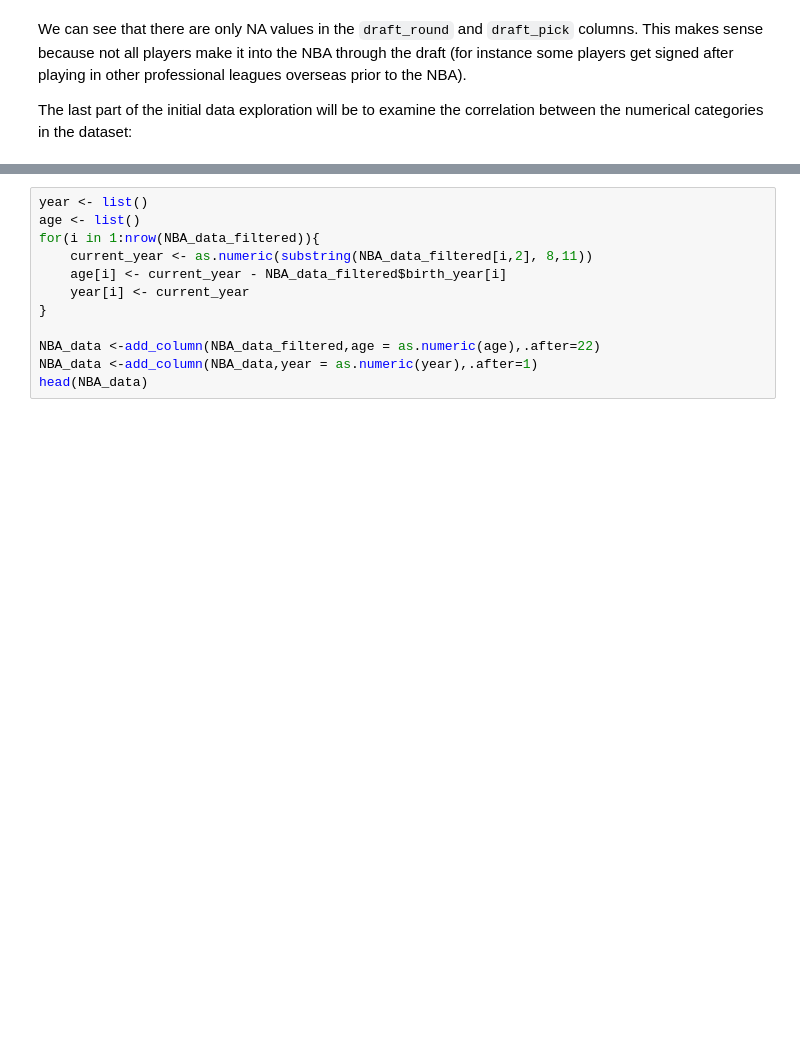
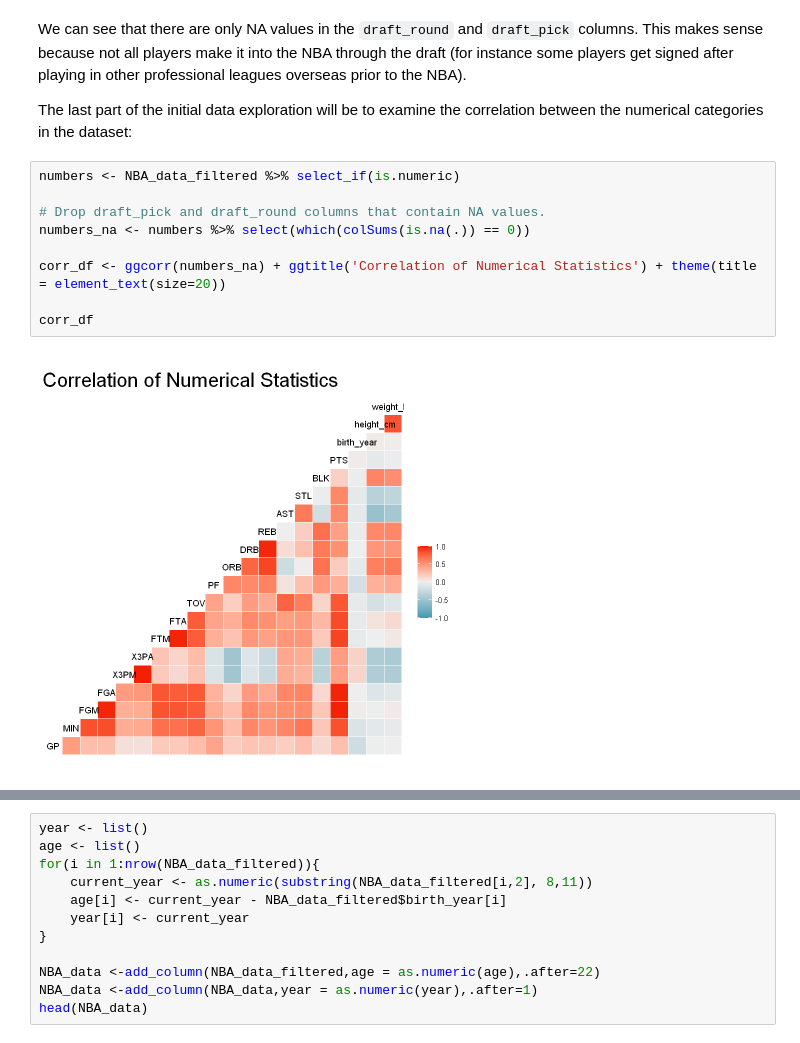
Before and after one commit to ubco-mds-2020-labs/data-550-project2-group-13-connor-and-graham, a Jupyter notebook: connor_draft.ipynb, the cells around one changed output, grey strips where cells are left out. Saved outputs shown, nothing was run; the diff lists cells and outputs as text; blank space fills up the shorter version.

```diff
--- a/connor_draft.ipynb
+++ b/connor_draft.ipynb
@@ -208,3 +212,14 @@ high_school draft_round  draft_pick  draft_team
 We can see that there are only NA values in the `draft_round` and `draft_pick` columns. This makes sense because not all players make it into the NBA through the draft (for instance some players get signed after playing in other professional leagues overseas prior to the NBA).
 
 The last part of the initial data exploration will be to examine the correlation between the numerical categories in the dataset:
+# %%
+numbers <- NBA_data_filtered %>% select_if(is.numeric)
+
+# Drop draft_pick and draft_round columns that contain NA values.
+numbers_na <- numbers %>% select(which(colSums(is.na(.)) == 0))
+
+corr_df <- ggcorr(numbers_na) + ggtitle('Correlation of Numerical Statistics') + theme(title = element_text(size=20))
+
+corr_df
+# %% [output]
+[figure, added]
```
Also changed, not shown: parts of 5 cells of this notebook.
